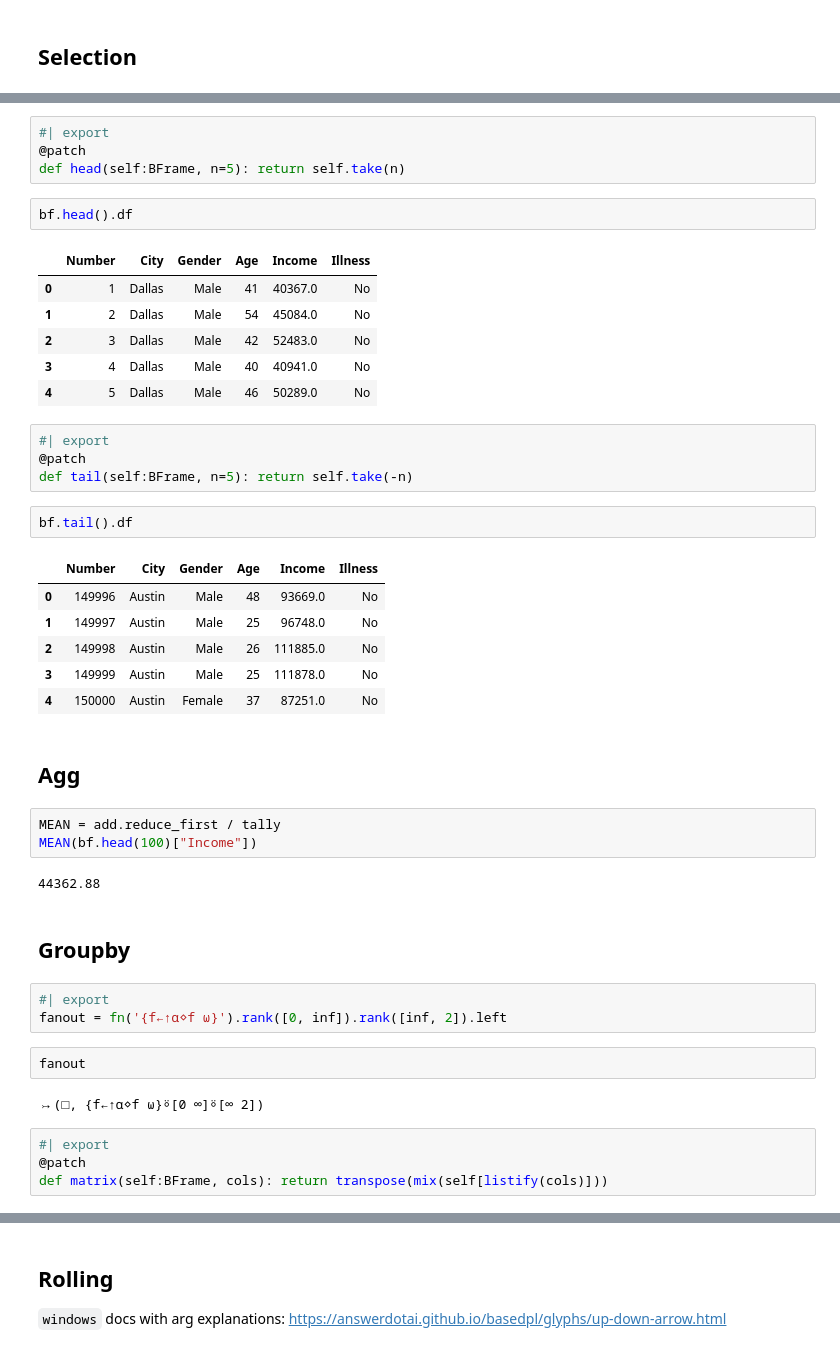
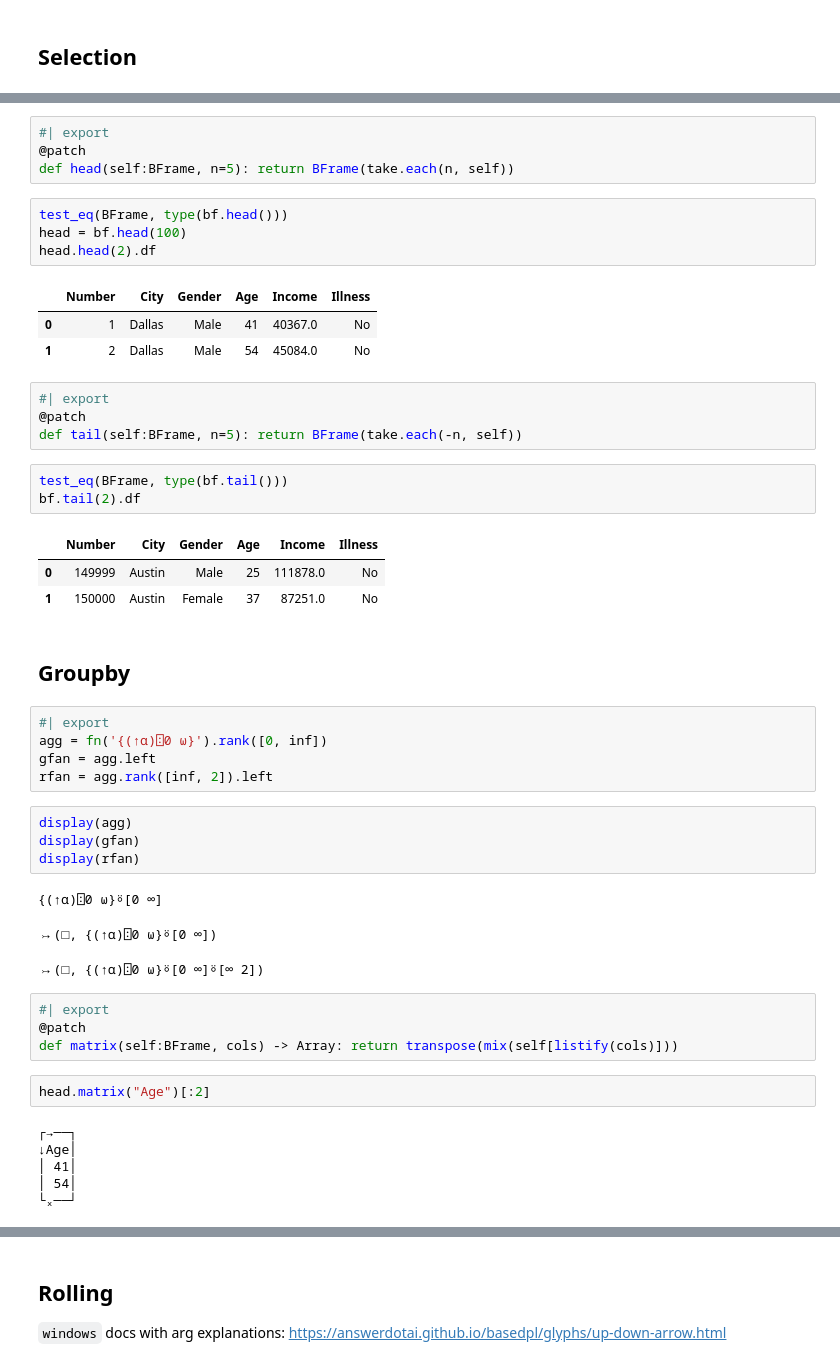
Before and after one commit to AnswerDotAI/basedtab, a Jupyter notebook: nbs/00_core.ipynb, the cells around one changed output, grey strips where cells are left out. Saved outputs shown, nothing was run; the diff lists cells and outputs as text.

Commit message:
Simplify BFrame chaining. fanout bug fixes

```diff
--- a/nbs/00_core.ipynb
+++ b/nbs/00_core.ipynb
@@ -70,49 +65,53 @@ head.take(2).df
 # %%
 #| export
 @patch
-def head(self:BFrame, n=5): return self.take(n)
+def head(self:BFrame, n=5): return BFrame(take.each(n, self))
 # %%
-bf.head().df
+test_eq(BFrame, type(bf.head()))
+head = bf.head(100)
+head.head(2).df
 # %% [output]
 |  | Number | City | Gender | Age | Income | Illness |
 | 0 | 1 | Dallas | Male | 41 | 40367.0 | No |
 | 1 | 2 | Dallas | Male | 54 | 45084.0 | No |
-| 2 | 3 | Dallas | Male | 42 | 52483.0 | No |
-| 3 | 4 | Dallas | Male | 40 | 40941.0 | No |
-| 4 | 5 | Dallas | Male | 46 | 50289.0 | No |
 # %%
 #| export
 @patch
-def tail(self:BFrame, n=5): return self.take(-n)
+def tail(self:BFrame, n=5): return BFrame(take.each(-n, self))
 # %%
-bf.tail().df
+test_eq(BFrame, type(bf.tail()))
+bf.tail(2).df
 # %% [output]
 |  | Number | City | Gender | Age | Income | Illness |
-| 0 | 149996 | Austin | Male | 48 | 93669.0 | No |
-| 1 | 149997 | Austin | Male | 25 | 96748.0 | No |
-| 2 | 149998 | Austin | Male | 26 | 111885.0 | No |
-| 3 | 149999 | Austin | Male | 25 | 111878.0 | No |
-| 4 | 150000 | Austin | Female | 37 | 87251.0 | No |
+| 0 | 149999 | Austin | Male | 25 | 111878.0 | No |
+| 1 | 150000 | Austin | Female | 37 | 87251.0 | No |
-# %% [markdown]
-## Agg
-# %%
-MEAN = add.reduce_first / tally
-MEAN(bf.head(100)["Income"])
-# %% [output]
-44362.88
 # %% [markdown]
 ## Groupby
 # %%
 #| export
-fanout = fn('{f←↑⍺⋄f ⍵}').rank([0, inf]).rank([inf, 2]).left
+agg = fn('{(↑⍺)⍠0 ⍵}').rank([0, inf])
+gfan = agg.left
+rfan = agg.rank([inf, 2]).left
 # %%
-fanout
+display(agg)
+display(gfan)
+display(rfan)
 # %% [output]
-↣(□, {f←↑⍺⋄f ⍵}⍤[0 ∞]⍤[∞ 2])
+{(↑⍺)⍠0 ⍵}⍤[0 ∞]
+↣(□, {(↑⍺)⍠0 ⍵}⍤[0 ∞])
+↣(□, {(↑⍺)⍠0 ⍵}⍤[0 ∞]⍤[∞ 2])
 # %%
 #| export
 @patch
-def matrix(self:BFrame, cols): return transpose(mix(self[listify(cols)]))
+def matrix(self:BFrame, cols) -> Array: return transpose(mix(self[listify(cols)]))
+# %%
+head.matrix("Age")[:2]
+# %% [output]
+┌→──┐
+↓Age│
+│ 41│
+│ 54│
+└ₓ──┘
 # %%
 #| export
 @patch
```
Also changed, not shown: parts of 17 cells of this notebook, 4 other files.
